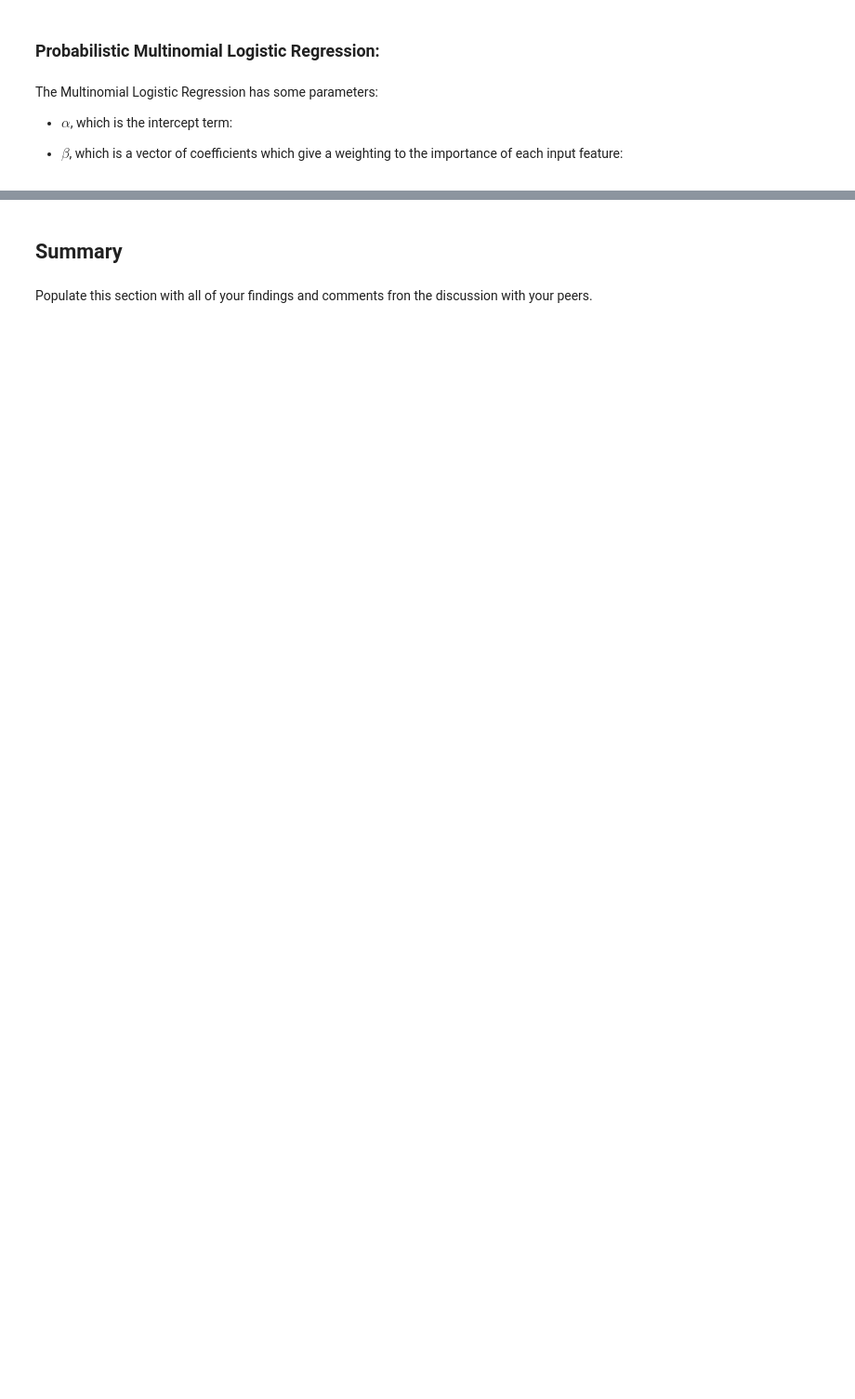
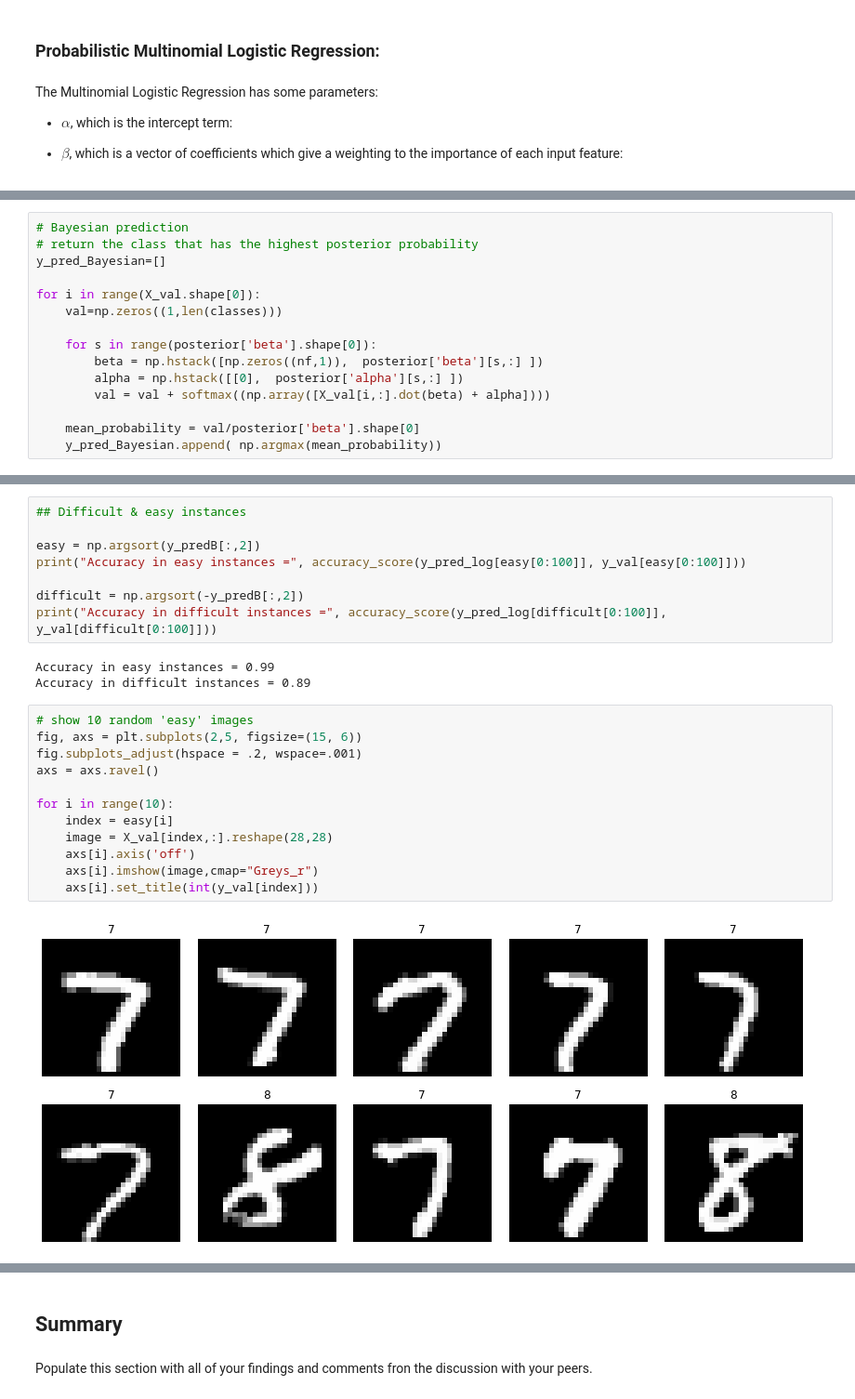
Before and after one commit to zhares999/ET5003_SEM1_2021-2, a Jupyter notebook: Week-1/Etivity_1_XiaomingZhang_20158327.ipynb, the cells around one changed output, grey strips where cells are left out. Shown: that part at 93% size. Cells and saved outputs as stored; diff of their text form; blank space fills up the shorter version.

```diff
--- a/Week-1/Etivity_1_XiaomingZhang_20158327.ipynb
+++ b/Week-1/Etivity_1_XiaomingZhang_20158327.ipynb
@@ -372,0 +483,15 @@ The Multinomial Logistic Regression has some parameters:
+# %%
+# Bayesian prediction
+# return the class that has the highest posterior probability
+y_pred_Bayesian=[]
+
+for i in range(X_val.shape[0]):
+    val=np.zeros((1,len(classes)))
+
+    for s in range(posterior['beta'].shape[0]):
+        beta = np.hstack([np.zeros((nf,1)),  posterior['beta'][s,:] ])
+        alpha = np.hstack([[0],  posterior['alpha'][s,:] ])
+        val = val + softmax((np.array([X_val[i,:].dot(beta) + alpha])))
+
+    mean_probability = val/posterior['beta'].shape[0]
+    y_pred_Bayesian.append( np.argmax(mean_probability))
@@ -372,0 +605,25 @@ The Multinomial Logistic Regression has some parameters:
+# %%
+## Difficult & easy instances
+
+easy = np.argsort(y_predB[:,2])
+print("Accuracy in easy instances =", accuracy_score(y_pred_log[easy[0:100]], y_val[easy[0:100]]))
+
+difficult = np.argsort(-y_predB[:,2])
+print("Accuracy in difficult instances =", accuracy_score(y_pred_log[difficult[0:100]], y_val[difficult[0:100]]))
+# %% [output]
+Accuracy in easy instances = 0.99
+Accuracy in difficult instances = 0.89
+# %%
+# show 10 random 'easy' images
+fig, axs = plt.subplots(2,5, figsize=(15, 6))
+fig.subplots_adjust(hspace = .2, wspace=.001)
+axs = axs.ravel()
+
+for i in range(10):
+    index = easy[i]
+    image = X_val[index,:].reshape(28,28)
+    axs[i].axis('off')
+    axs[i].imshow(image,cmap="Greys_r")
+    axs[i].set_title(int(y_val[index]))
+# %% [output]
+[figure, added]
```
Also changed, not shown: parts of 30 cells of this notebook.
